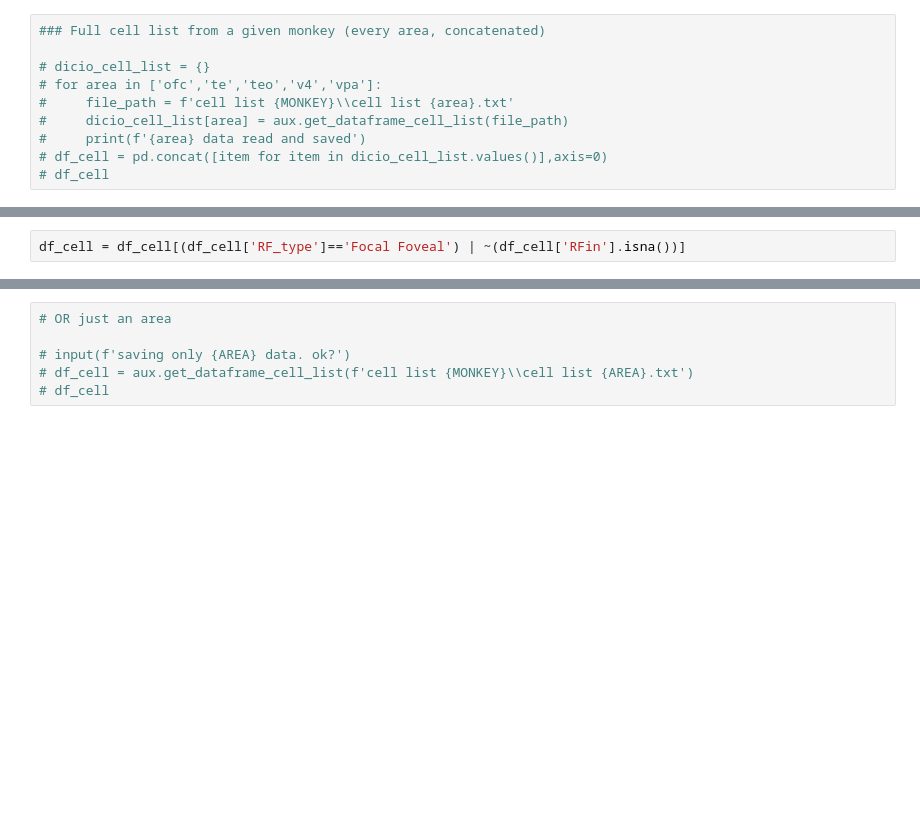
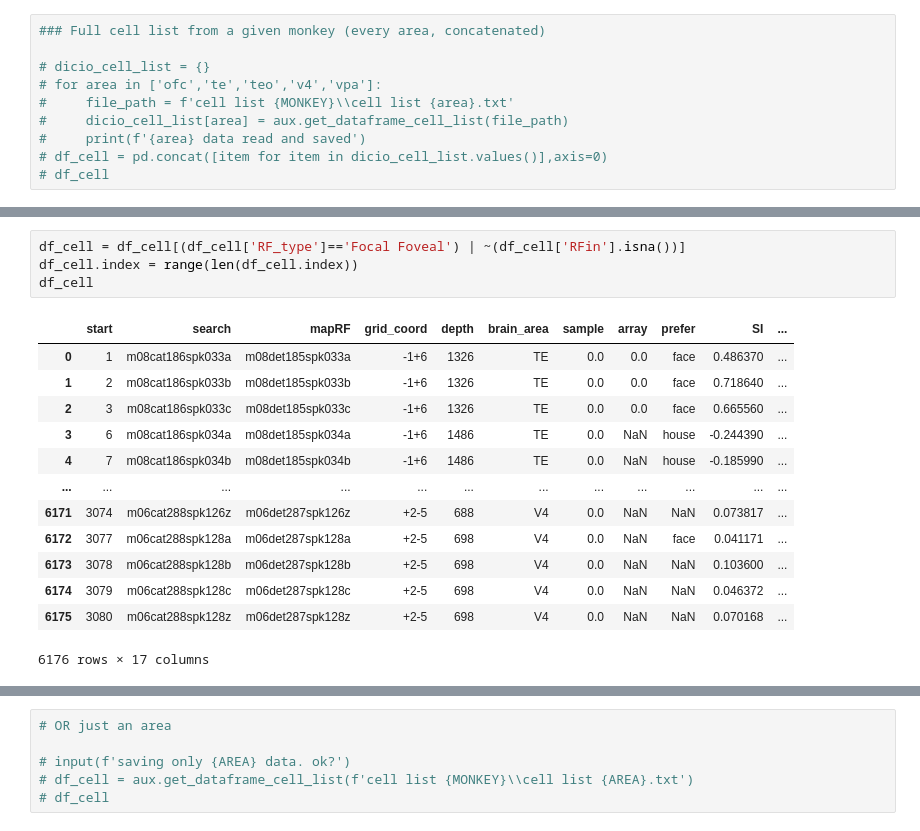
Before and after one commit to lucasdonaire/active-vision, a Jupyter notebook: create_session_data.ipynb, the cells around one changed output, grey strips where cells are left out. Drawn from its saved outputs; the diff is of its cells as text; blank space fills up the shorter version.

```diff
--- a/create_session_data.ipynb
+++ b/create_session_data.ipynb
@@ -73,5 +55,21 @@ vpa data read and saved
 # %%
 df_cell = df_cell[(df_cell['RF_type']=='Focal Foveal') | ~(df_cell['RFin'].isna())]
+df_cell.index = range(len(df_cell.index))
+df_cell
+# %% [output]
+|  | start | search | mapRF | grid_coord | depth | brain_area | sample | array | prefer | SI | ... |
+| 0 | 1 | m08cat186spk033a | m08det185spk033a | -1+6 | 1326 | TE | 0.0 | 0.0 | face | 0.486370 | ... |
+| 1 | 2 | m08cat186spk033b | m08det185spk033b | -1+6 | 1326 | TE | 0.0 | 0.0 | face | 0.718640 | ... |
+| 2 | 3 | m08cat186spk033c | m08det185spk033c | -1+6 | 1326 | TE | 0.0 | 0.0 | face | 0.665560 | ... |
+| 3 | 6 | m08cat186spk034a | m08det185spk034a | -1+6 | 1486 | TE | 0.0 | NaN | house | -0.244390 | ... |
+| 4 | 7 | m08cat186spk034b | m08det185spk034b | -1+6 | 1486 | TE | 0.0 | NaN | house | -0.185990 | ... |
+| ... | ... | ... | ... | ... | ... | ... | ... | ... | ... | ... | ... |
+| 6171 | 3074 | m06cat288spk126z | m06det287spk126z | +2-5 | 688 | V4 | 0.0 | NaN | NaN | 0.073817 | ... |
+| 6172 | 3077 | m06cat288spk128a | m06det287spk128a | +2-5 | 698 | V4 | 0.0 | NaN | face | 0.041171 | ... |
+| 6173 | 3078 | m06cat288spk128b | m06det287spk128b | +2-5 | 698 | V4 | 0.0 | NaN | NaN | 0.103600 | ... |
+| 6174 | 3079 | m06cat288spk128c | m06det287spk128c | +2-5 | 698 | V4 | 0.0 | NaN | NaN | 0.046372 | ... |
+| 6175 | 3080 | m06cat288spk128z | m06det287spk128z | +2-5 | 698 | V4 | 0.0 | NaN | NaN | 0.070168 | ... |
+6176 rows × 17 columns
 # %%
 len(df_cell['session'].unique())
 # %% [output]
```
Also changed, not shown: parts of 8 cells of this notebook, 5 other files.
